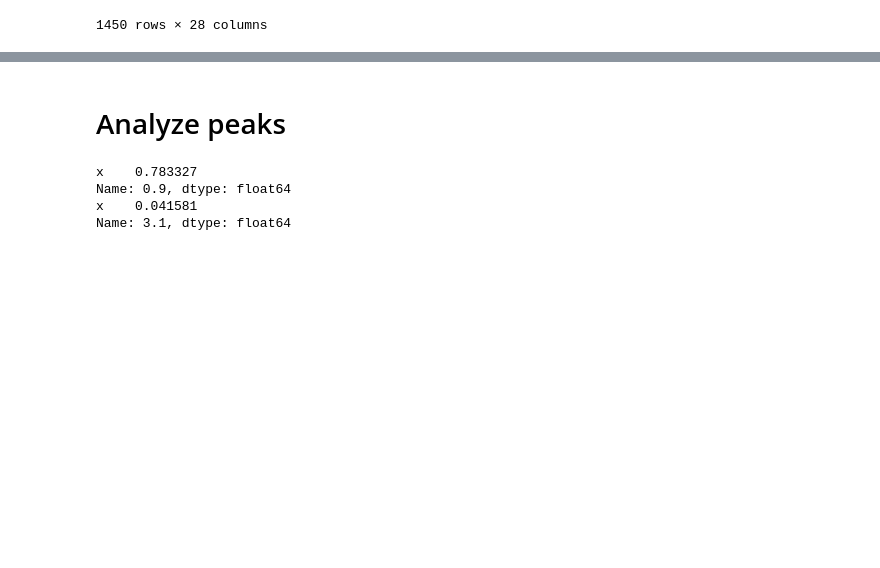
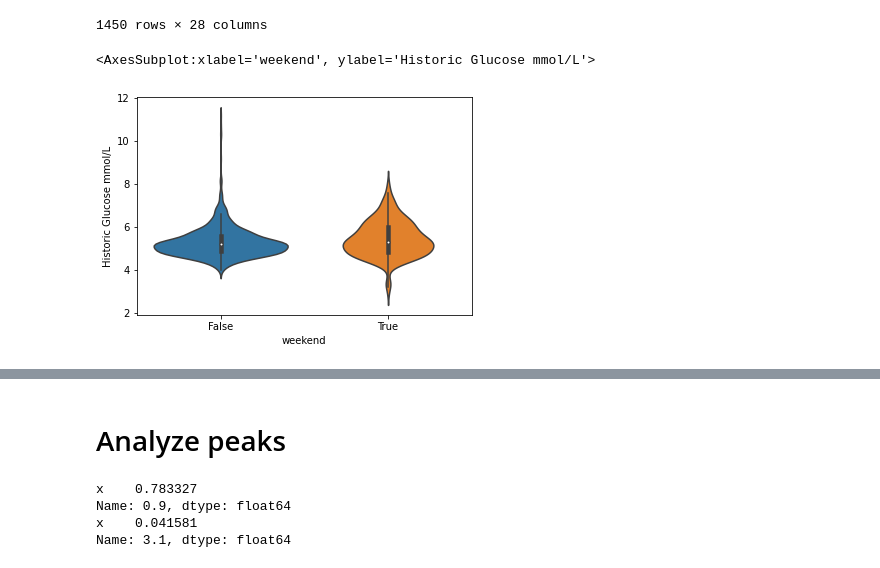
Before and after one commit to amino-health/glyco, a Jupyter notebook: eda/Report | Johan.ipynb, the cells around one changed output, grey strips where cells are left out. Saved outputs shown, nothing was run; the diff lists cells and outputs as text; code cells hidden in the pictures; blank space fills up the shorter version.

```diff
--- a/eda/Report | Johan.ipynb
+++ b/eda/Report | Johan.ipynb
@@ -249,0 +252,9 @@ glucose
+# %%
+is_weekend  = lambda x: True if x%7>4 else False
+# %%
+glucose['weekend']=glucose['dayofweek'].map(is_weekend)
+# %%
+sns.violinplot(glucose.weekend, glucose[glbl])
+# %% [output]
+<AxesSubplot:xlabel='weekend', ylabel='Historic Glucose mmol/L'>
+[figure, added]
```
Also changed, not shown: parts of 13 cells of this notebook, 1 other file.
